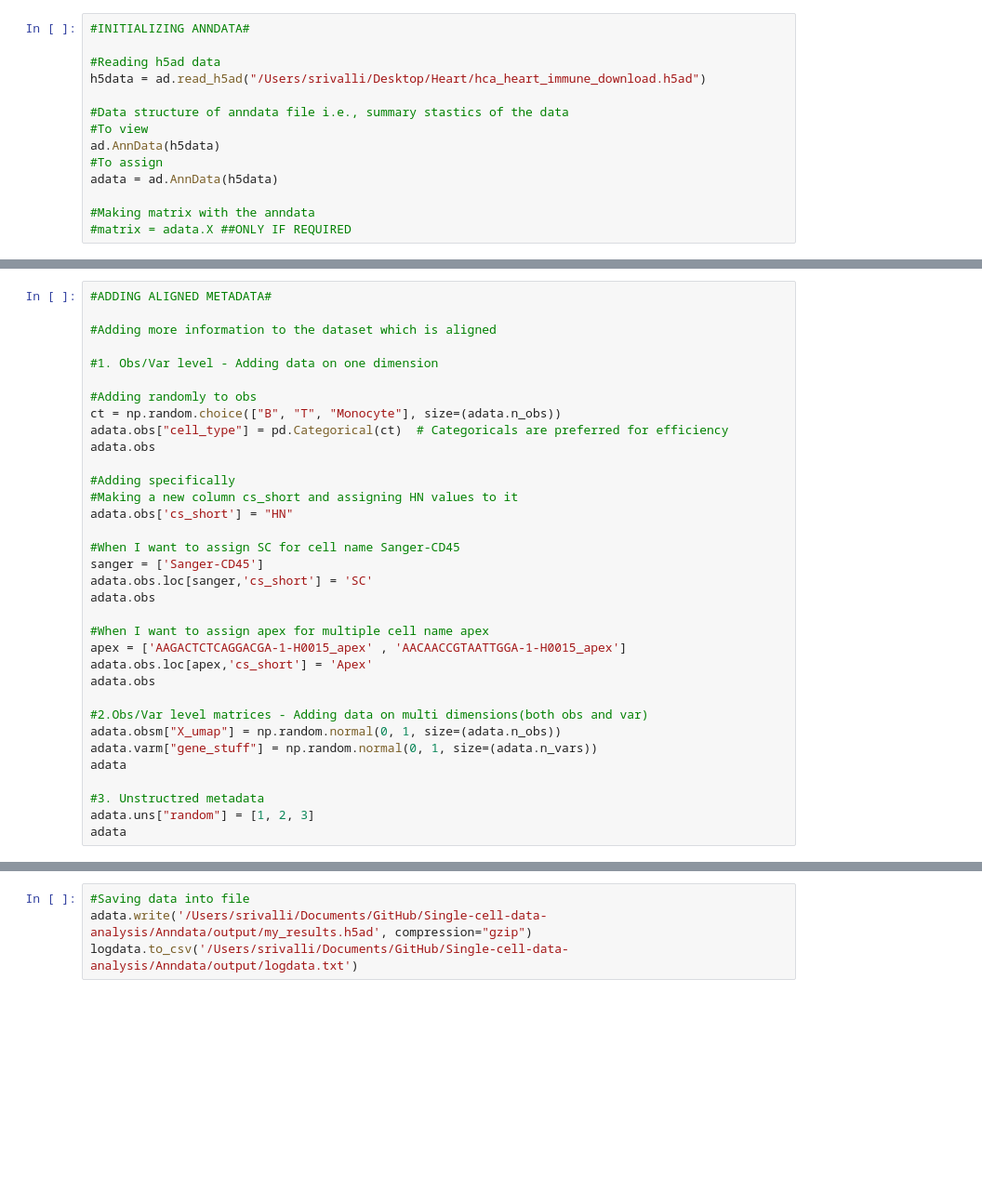
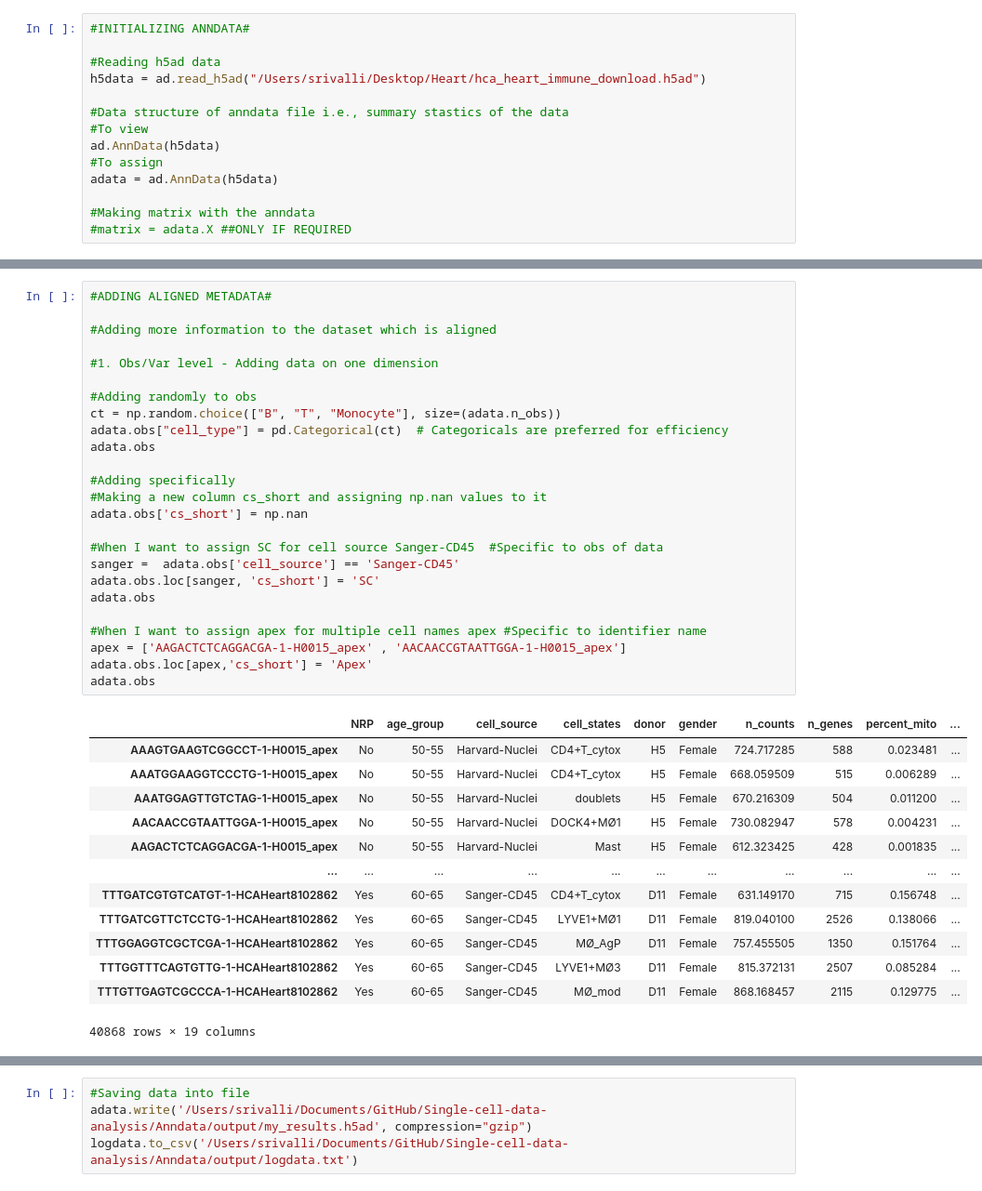
Before and after one commit to Srivalli-Kolla/Single-cell-data-analysis, a Jupyter notebook: Anndata/anndata.ipynb, the cells around one changed output, grey strips where cells are left out. Shown: that part at 93% size. Saved outputs shown, nothing was run; the diff lists cells and outputs as text; blank space fills up the shorter version.

```diff
--- a/Anndata/anndata.ipynb
+++ b/Anndata/anndata.ipynb
@@ -65,34 +90,39 @@ testdata[["Cell_1", "Cell_10"], ["Gene_5", "Gene_1900"]]
 # %%
 #ADDING ALIGNED METADATA#
 
 #Adding more information to the dataset which is aligned
 
 #1. Obs/Var level - Adding data on one dimension
 
 #Adding randomly to obs
 ct = np.random.choice(["B", "T", "Monocyte"], size=(adata.n_obs))
 adata.obs["cell_type"] = pd.Categorical(ct)  # Categoricals are preferred for efficiency
 adata.obs
 
 #Adding specifically
-#Making a new column cs_short and assigning HN values to it
-adata.obs['cs_short'] = "HN"
+#Making a new column cs_short and assigning np.nan values to it
+adata.obs['cs_short'] = np.nan
 
-#When I want to assign SC for cell name Sanger-CD45
-sanger = ['Sanger-CD45']
-adata.obs.loc[sanger,'cs_short'] = 'SC'
+#When I want to assign SC for cell source Sanger-CD45  #Specific to obs of data
+sanger =  adata.obs['cell_source'] == 'Sanger-CD45'
+adata.obs.loc[sanger, 'cs_short'] = 'SC'
 adata.obs
 
-#When I want to assign apex for multiple cell name apex
+#When I want to assign apex for multiple cell names apex #Specific to identifier name
 apex = ['AAGACTCTCAGGACGA-1-H0015_apex' , 'AACAACCGTAATTGGA-1-H0015_apex']
 adata.obs.loc[apex,'cs_short'] = 'Apex'
 adata.obs
-
-#2.Obs/Var level matrices - Adding data on multi dimensions(both obs and var)
-adata.obsm["X_umap"] = np.random.normal(0, 1, size=(adata.n_obs))
-adata.varm["gene_stuff"] = np.random.normal(0, 1, size=(adata.n_vars))
-adata
-
-#3. Unstructred metadata
-adata.uns["random"] = [1, 2, 3]
-adata
+# %% [output]
+|  | NRP | age_group | cell_source | cell_states | donor | gender | n_counts | n_genes | percent_mito | ... |
+| AAAGTGAAGTCGGCCT-1-H0015_apex | No | 50-55 | Harvard-Nuclei | CD4+T_cytox | H5 | Female | 724.717285 | 588 | 0.023481 | ... |
+| AAATGGAAGGTCCCTG-1-H0015_apex | No | 50-55 | Harvard-Nuclei | CD4+T_cytox | H5 | Female | 668.059509 | 515 | 0.006289 | ... |
+| AAATGGAGTTGTCTAG-1-H0015_apex | No | 50-55 | Harvard-Nuclei | doublets | H5 | Female | 670.216309 | 504 | 0.011200 | ... |
+| AACAACCGTAATTGGA-1-H0015_apex | No | 50-55 | Harvard-Nuclei | DOCK4+MØ1 | H5 | Female | 730.082947 | 578 | 0.004231 | ... |
+| AAGACTCTCAGGACGA-1-H0015_apex | No | 50-55 | Harvard-Nuclei | Mast | H5 | Female | 612.323425 | 428 | 0.001835 | ... |
+| ... | ... | ... | ... | ... | ... | ... | ... | ... | ... | ... |
+| TTTGATCGTGTCATGT-1-HCAHeart8102862 | Yes | 60-65 | Sanger-CD45 | CD4+T_cytox | D11 | Female | 631.149170 | 715 | 0.156748 | ... |
+| TTTGATCGTTCTCCTG-1-HCAHeart8102862 | Yes | 60-65 | Sanger-CD45 | LYVE1+MØ1 | D11 | Female | 819.040100 | 2526 | 0.138066 | ... |
+| TTTGGAGGTCGCTCGA-1-HCAHeart8102862 | Yes | 60-65 | Sanger-CD45 | MØ_AgP | D11 | Female | 757.455505 | 1350 | 0.151764 | ... |
+| TTTGGTTTCAGTGTTG-1-HCAHeart8102862 | Yes | 60-65 | Sanger-CD45 | LYVE1+MØ3 | D11 | Female | 815.372131 | 2507 | 0.085284 | ... |
+| TTTGTTGAGTCGCCCA-1-HCAHeart8102862 | Yes | 60-65 | Sanger-CD45 | MØ_mod | D11 | Female | 868.168457 | 2115 | 0.129775 | ... |
+40868 rows × 19 columns
```
Also changed, not shown: parts of 5 cells of this notebook, 3 other files.
